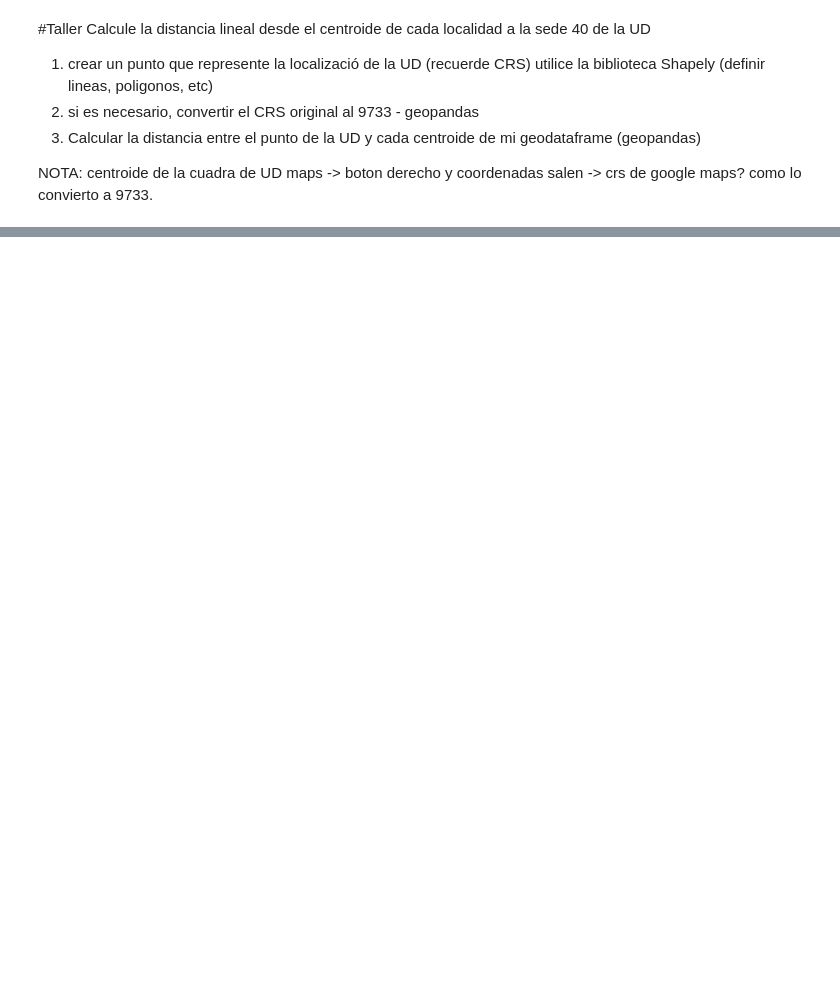
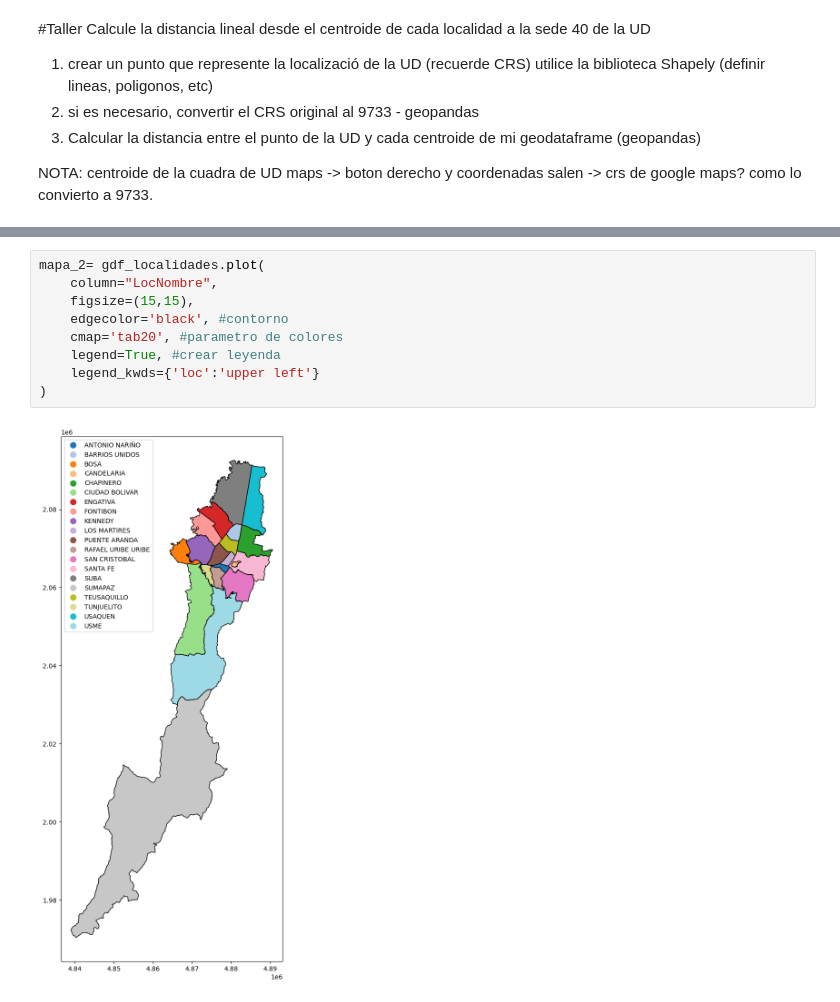
Before and after one commit to Chicaeme/GEOPANDAS, a Jupyter notebook: Geopandas.ipynb, the cells around one changed output, grey strips where cells are left out. Drawn from its saved outputs; the diff is of its cells as text; blank space fills up the shorter version.

```diff
--- a/Geopandas.ipynb
+++ b/Geopandas.ipynb
@@ -182,0 +257,11 @@ maps -> boton derecho y coordenadas salen -> crs de google maps? como lo convier
+# %%
+mapa_2= gdf_localidades.plot(
+    column="LocNombre",
+    figsize=(15,15),
+    edgecolor='black', #contorno
+    cmap='tab20', #parametro de colores
+    legend=True, #crear leyenda
+    legend_kwds={'loc':'upper left'}
+)
+# %% [output]
+[figure, added]
```
Also changed, not shown: parts of 10 cells of this notebook.
